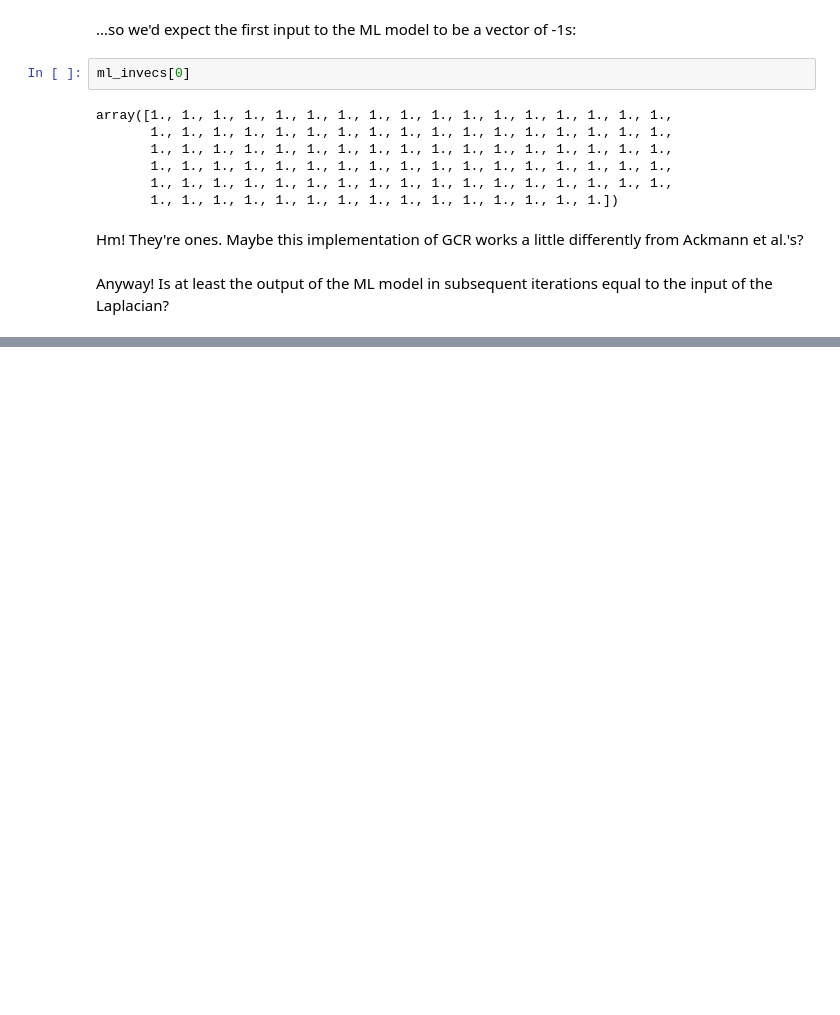
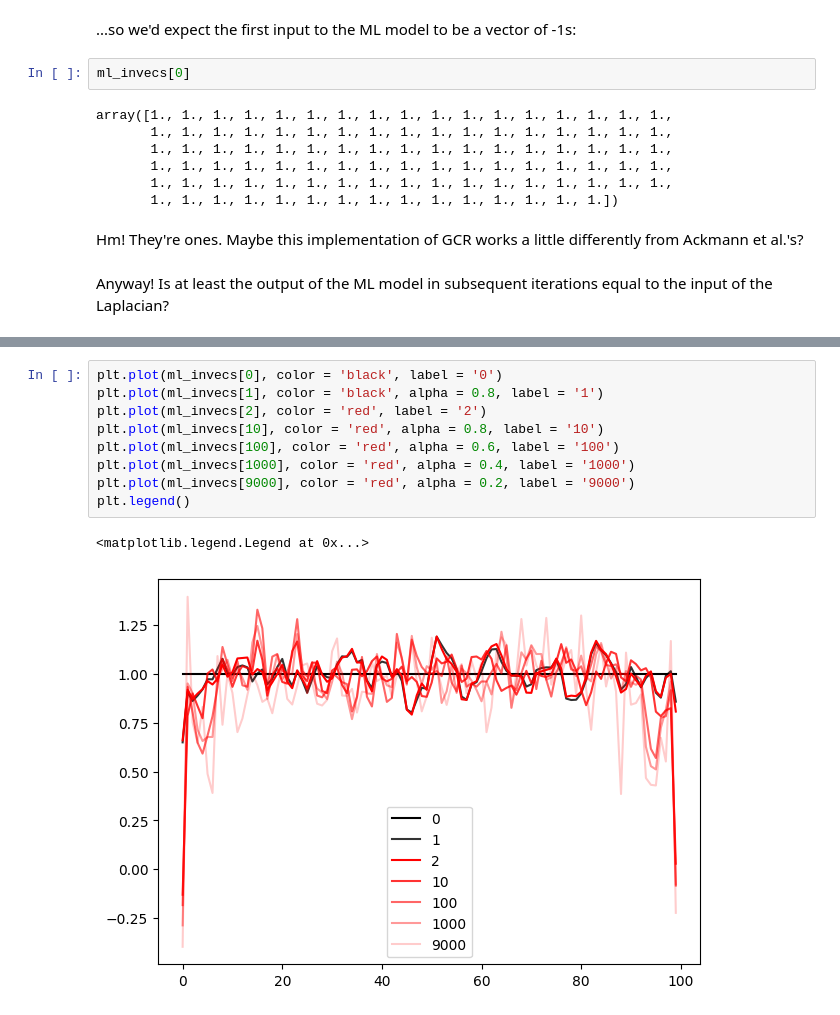
Before and after one commit to benni-bu/gusto, a Jupyter notebook: learning/testnb.ipynb, the cells around one changed output, grey strips where cells are left out. Drawn from its saved outputs; the diff is of its cells as text; blank space fills up the shorter version.

```diff
--- a/learning/testnb.ipynb
+++ b/learning/testnb.ipynb
@@ -285,0 +288,12 @@ No! Although the difference is always quite small. Another striking feature is t
+# %%
+plt.plot(ml_invecs[0], color = 'black', label = '0')
+plt.plot(ml_invecs[1], color = 'black', alpha = 0.8, label = '1')
+plt.plot(ml_invecs[2], color = 'red', label = '2')
+plt.plot(ml_invecs[10], color = 'red', alpha = 0.8, label = '10')
+plt.plot(ml_invecs[100], color = 'red', alpha = 0.6, label = '100')
+plt.plot(ml_invecs[1000], color = 'red', alpha = 0.4, label = '1000')
+plt.plot(ml_invecs[9000], color = 'red', alpha = 0.2, label = '9000')
+plt.legend()
+# %% [output]
+<matplotlib.legend.Legend at 0x...>
+[figure, added]
```
Also changed, not shown: parts of 15 cells of this notebook, 2 other files.
